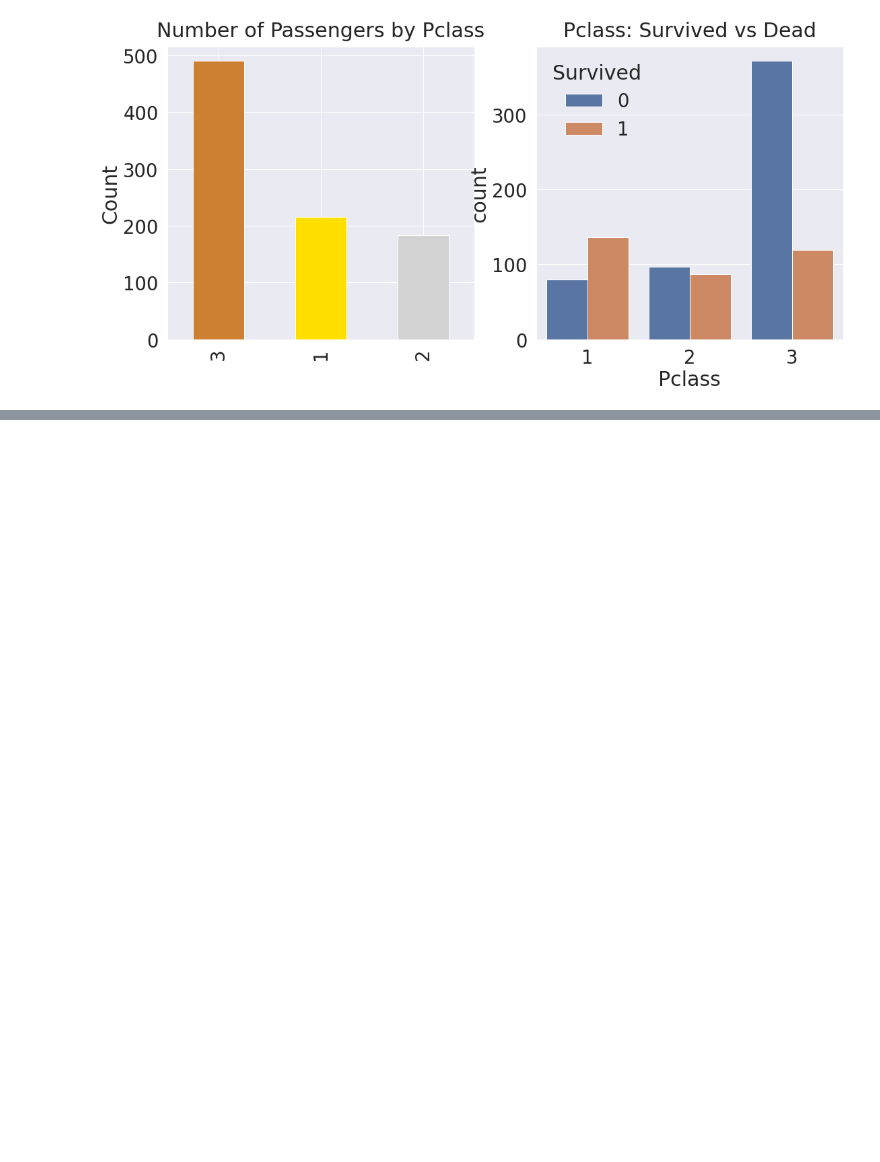
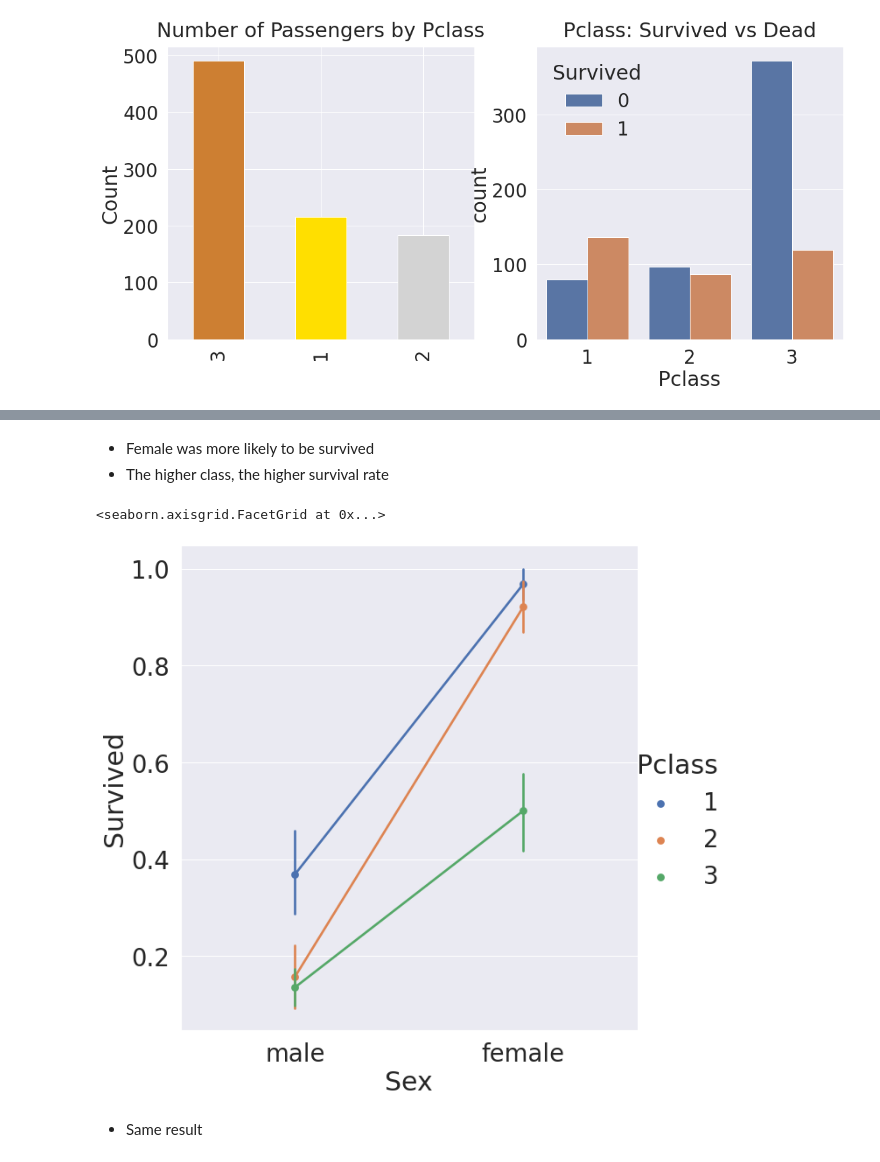
Before and after one commit to ychoi1001/Kaggle, a Jupyter notebook: titanic-data-science.ipynb, the cells around one changed output, grey strips where cells are left out. Saved outputs shown, nothing was run; the diff lists cells and outputs as text; code cells hidden in the pictures; blank space fills up the shorter version.

```diff
--- a/titanic-data-science.ipynb
+++ b/titanic-data-science.ipynb
@@ -201,0 +230,10 @@ plt.show()
+# %% [markdown]
+- Female was more likely to be survived
+- The higher class, the higher survival rate
+# %%
+sns.factorplot(x='Sex', y='Survived', hue='Pclass', data=df_train, saturation=.5, size=9, aspect=1)
+# %% [output]
+<seaborn.axisgrid.FacetGrid at 0x...>
+[figure, added]
+# %% [markdown]
+- Same result
```
Also changed, not shown: parts of 6 cells of this notebook.
